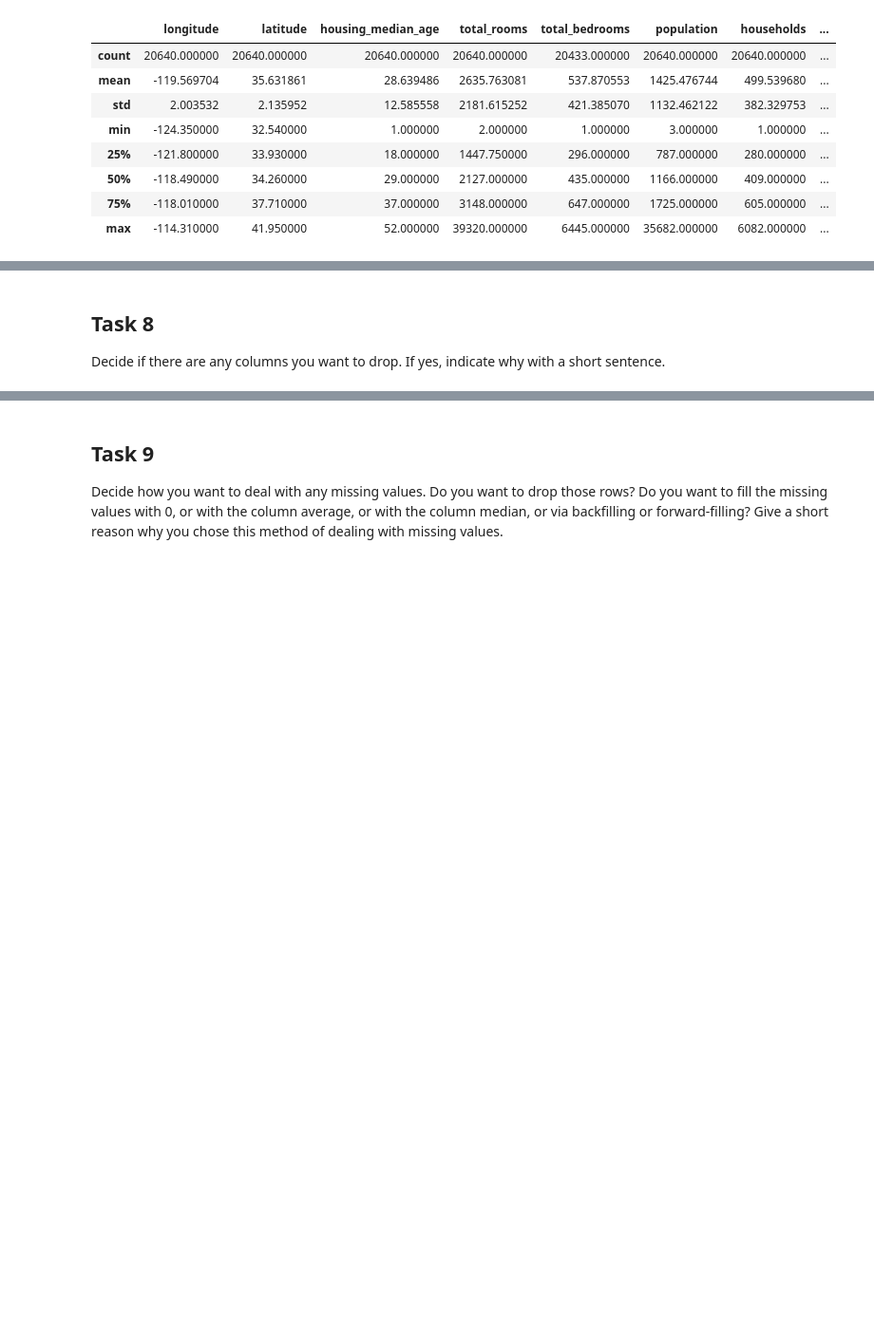
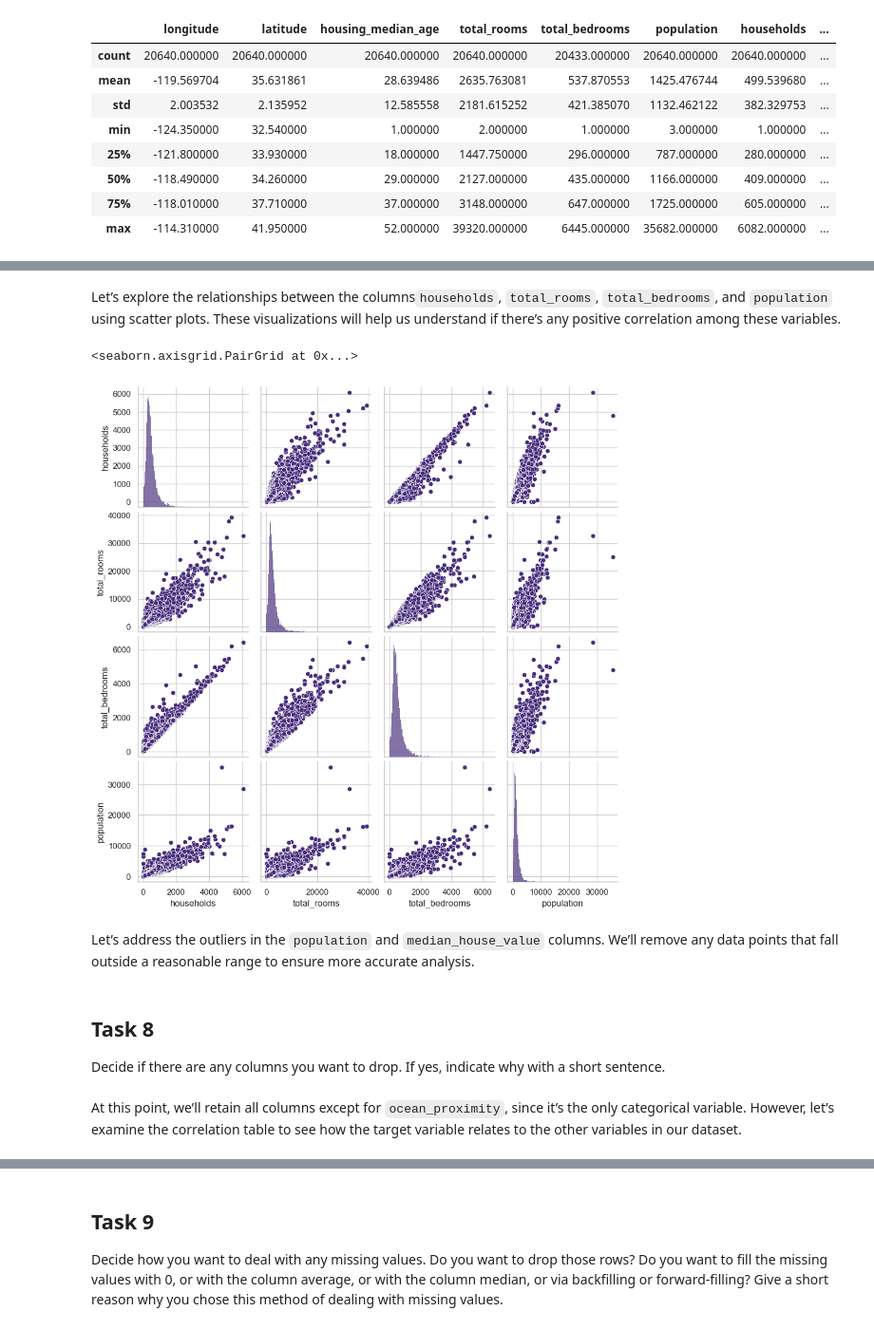
Before and after one commit to mariakyrychok/housing, a Jupyter notebook: main.ipynb, the cells around one changed output, grey strips where cells are left out. Shown at 95% size. Cells and saved outputs as stored; diff of their text form; code cells hidden in the pictures; blank space fills up the shorter version.

```diff
--- a/main.ipynb
+++ b/main.ipynb
@@ -212 +229,10 @@ From the histogram and boxplot we can see that `median_house_value` has outliers
+# %% [markdown]
+Let’s explore the relationships between the columns`households`, `total_rooms`, `total_bedrooms`, and `population` using scatter plots. These visualizations will help us understand if there’s any positive correlation among these variables.
+# %%
+sns.pairplot(df[['households', 'total_rooms', 'total_bedrooms', 'population']])
+# %% [output]
+<seaborn.axisgrid.PairGrid at 0x...>
+[figure, added]
+# %% [markdown]
+Let’s address the outliers in the `population` and `median_house_value` columns. We’ll remove any data points that fall outside a reasonable range to ensure more accurate analysis.
 # %%
@@ -225,4 +255,6 @@ df = df[df['median_house_value'] < max_income].reset_index()
 # %% [markdown]
 ## Task 8
 Decide if there are any columns you want to drop. If yes, indicate why with a short sentence.
+# %% [markdown]
+At this point, we’ll retain all columns except for `ocean_proximity`, since it’s the only categorical variable. However, let’s examine the correlation table to see how the target variable relates to the other variables in our dataset.
 # %%
```
Also changed, not shown: parts of 44 cells of this notebook, 1 other file.
